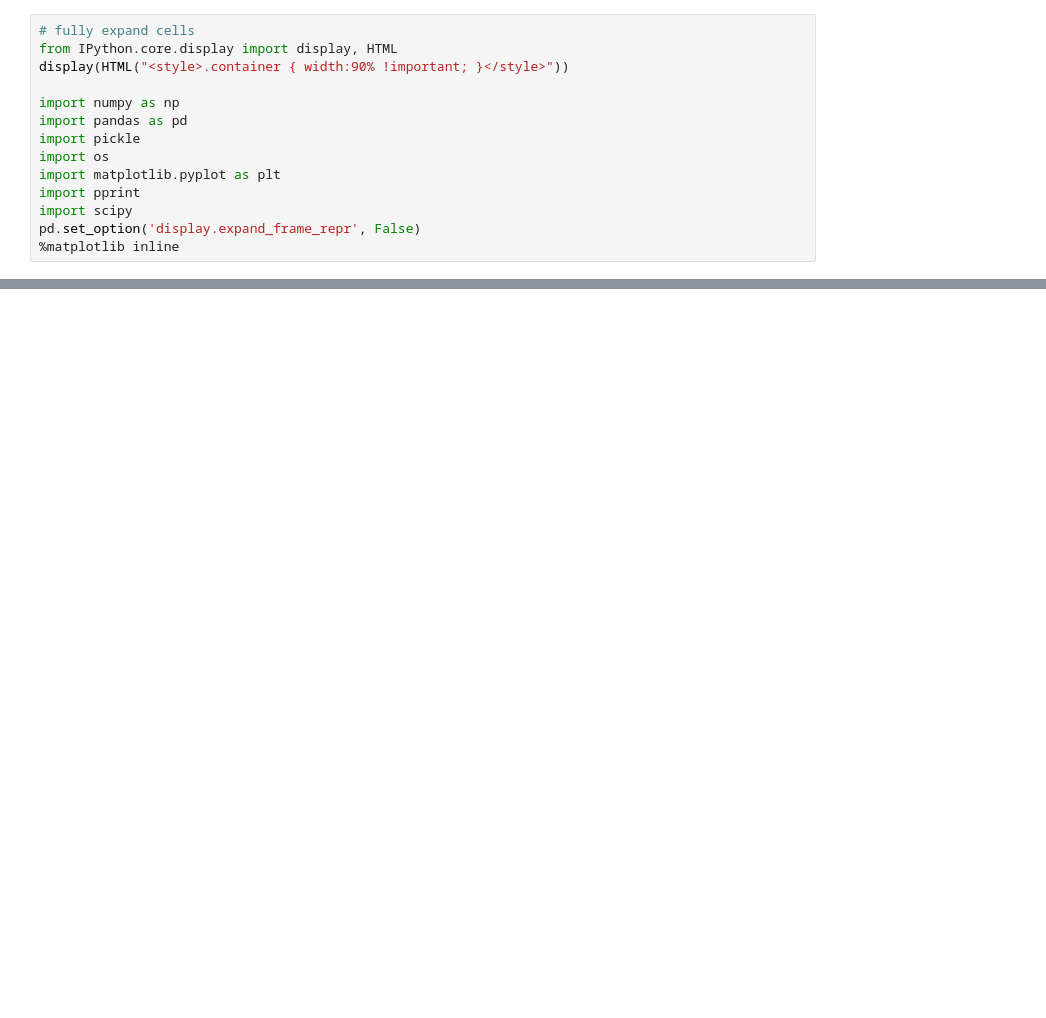
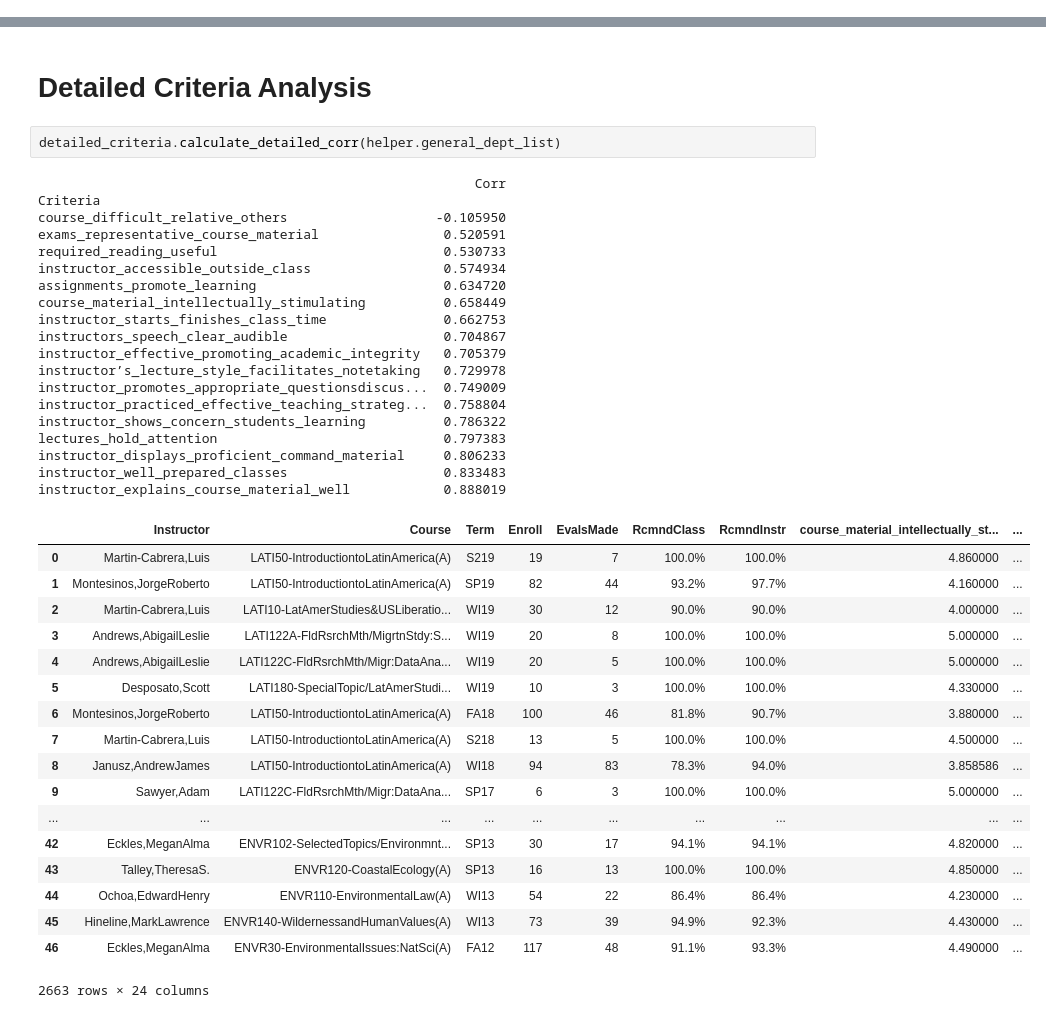
Before and after one commit to guptarohit994/ECE143_group25_project, a Jupyter notebook: statistical_analysis/Graphs.ipynb, the cells around one changed output, grey strips where cells are left out. Cells and saved outputs as stored; diff of their text form; blank space fills up the shorter version.

Commit message:
refactored statistical analysis code from notebook to individual files

```diff
--- a/statistical_analysis/CAPES_Statistical_Analysis.ipynb
+++ b/statistical_analysis/Graphs.ipynb
@@ -3,14 +0,0 @@
-# %%
-# fully expand cells
-from IPython.core.display import display, HTML
-display(HTML("<style>.container { width:90% !important; }</style>"))
-
-import numpy as np
-import pandas as pd
-import pickle
-import os
-import matplotlib.pyplot as plt
-import pprint
-import scipy
-pd.set_option('display.expand_frame_repr', False)
-%matplotlib inline
@@ -541,0 +119,42 @@ Text(0.5, 1.0, 'ECE Courses')
+# %% [markdown]
+# Detailed Criteria Analysis
+# %%
+detailed_criteria.calculate_detailed_corr(helper.general_dept_list)
+# %% [output]
+                                                        Corr
+Criteria
+course_difficult_relative_others                   -0.105950
+exams_representative_course_material                0.520591
+required_reading_useful                             0.530733
+instructor_accessible_outside_class                 0.574934
+assignments_promote_learning                        0.634720
+course_material_intellectually_stimulating          0.658449
+instructor_starts_finishes_class_time               0.662753
+instructors_speech_clear_audible                    0.704867
+instructor_effective_promoting_academic_integrity   0.705379
+instructor’s_lecture_style_facilitates_notetaking   0.729978
+instructor_promotes_appropriate_questionsdiscus...  0.749009
+instructor_practiced_effective_teaching_strateg...  0.758804
+instructor_shows_concern_students_learning          0.786322
+lectures_hold_attention                             0.797383
+instructor_displays_proficient_command_material     0.806233
+instructor_well_prepared_classes                    0.833483
+instructor_explains_course_material_well            0.888019
+|  | Instructor | Course | Term | Enroll | EvalsMade | RcmndClass | RcmndInstr | course_material_intellectually_st... | ... |
+| 0 | Martin-Cabrera,Luis | LATI50-IntroductiontoLatinAmerica(A) | S219 | 19 | 7 | 100.0% | 100.0% | 4.860000 | ... |
+| 1 | Montesinos,JorgeRoberto | LATI50-IntroductiontoLatinAmerica(A) | SP19 | 82 | 44 | 93.2% | 97.7% | 4.160000 | ... |
+| 2 | Martin-Cabrera,Luis | LATI10-LatAmerStudies&USLiberatio... | WI19 | 30 | 12 | 90.0% | 90.0% | 4.000000 | ... |
+| 3 | Andrews,AbigailLeslie | LATI122A-FldRsrchMth/MigrtnStdy:S... | WI19 | 20 | 8 | 100.0% | 100.0% | 5.000000 | ... |
+| 4 | Andrews,AbigailLeslie | LATI122C-FldRsrchMth/Migr:DataAna... | WI19 | 20 | 5 | 100.0% | 100.0% | 5.000000 | ... |
+| 5 | Desposato,Scott | LATI180-SpecialTopic/LatAmerStudi... | WI19 | 10 | 3 | 100.0% | 100.0% | 4.330000 | ... |
+| 6 | Montesinos,JorgeRoberto | LATI50-IntroductiontoLatinAmerica(A) | FA18 | 100 | 46 | 81.8% | 90.7% | 3.880000 | ... |
+| 7 | Martin-Cabrera,Luis | LATI50-IntroductiontoLatinAmerica(A) | S218 | 13 | 5 | 100.0% | 100.0% | 4.500000 | ... |
+| 8 | Janusz,AndrewJames | LATI50-IntroductiontoLatinAmerica(A) | WI18 | 94 | 83 | 78.3% | 94.0% | 3.858586 | ... |
+| 9 | Sawyer,Adam | LATI122C-FldRsrchMth/Migr:DataAna... | SP17 | 6 | 3 | 100.0% | 100.0% | 5.000000 | ... |
+| ... | ... | ... | ... | ... | ... | ... | ... | ... | ... |
+| 42 | Eckles,MeganAlma | ENVR102-SelectedTopics/Environmnt... | SP13 | 30 | 17 | 94.1% | 94.1% | 4.820000 | ... |
+| 43 | Talley,TheresaS. | ENVR120-CoastalEcology(A) | SP13 | 16 | 13 | 100.0% | 100.0% | 4.850000 | ... |
+| 44 | Ochoa,EdwardHenry | ENVR110-EnvironmentalLaw(A) | WI13 | 54 | 22 | 86.4% | 86.4% | 4.230000 | ... |
+| 45 | Hineline,MarkLawrence | ENVR140-WildernessandHumanValues(A) | WI13 | 73 | 39 | 94.9% | 92.3% | 4.430000 | ... |
+| 46 | Eckles,MeganAlma | ENVR30-EnvironmentalIssues:NatSci(A) | FA12 | 117 | 48 | 91.1% | 93.3% | 4.490000 | ... |
+2663 rows × 24 columns
```
Also changed, not shown: parts of 49 cells of this notebook, 9 other files.
